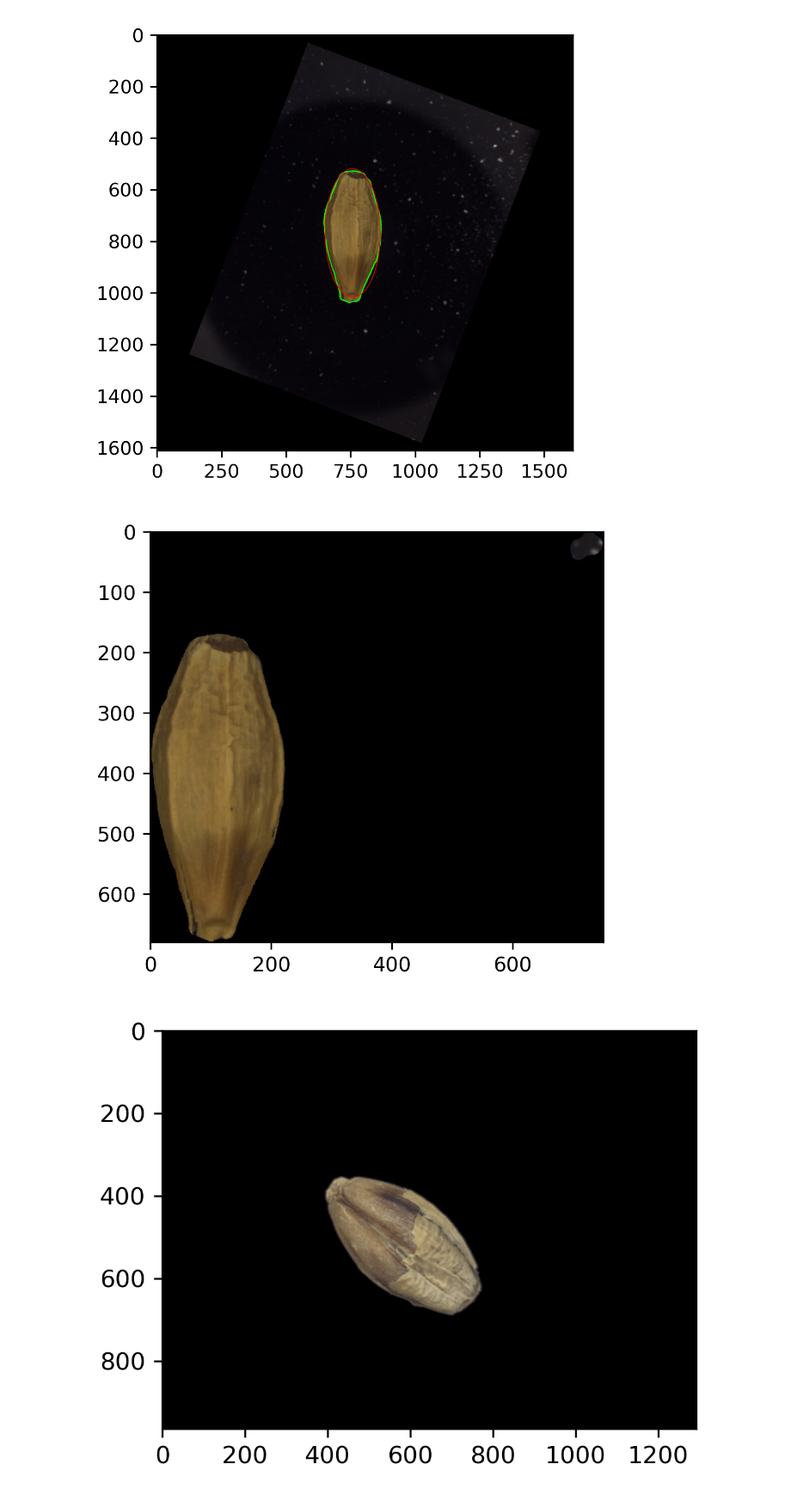
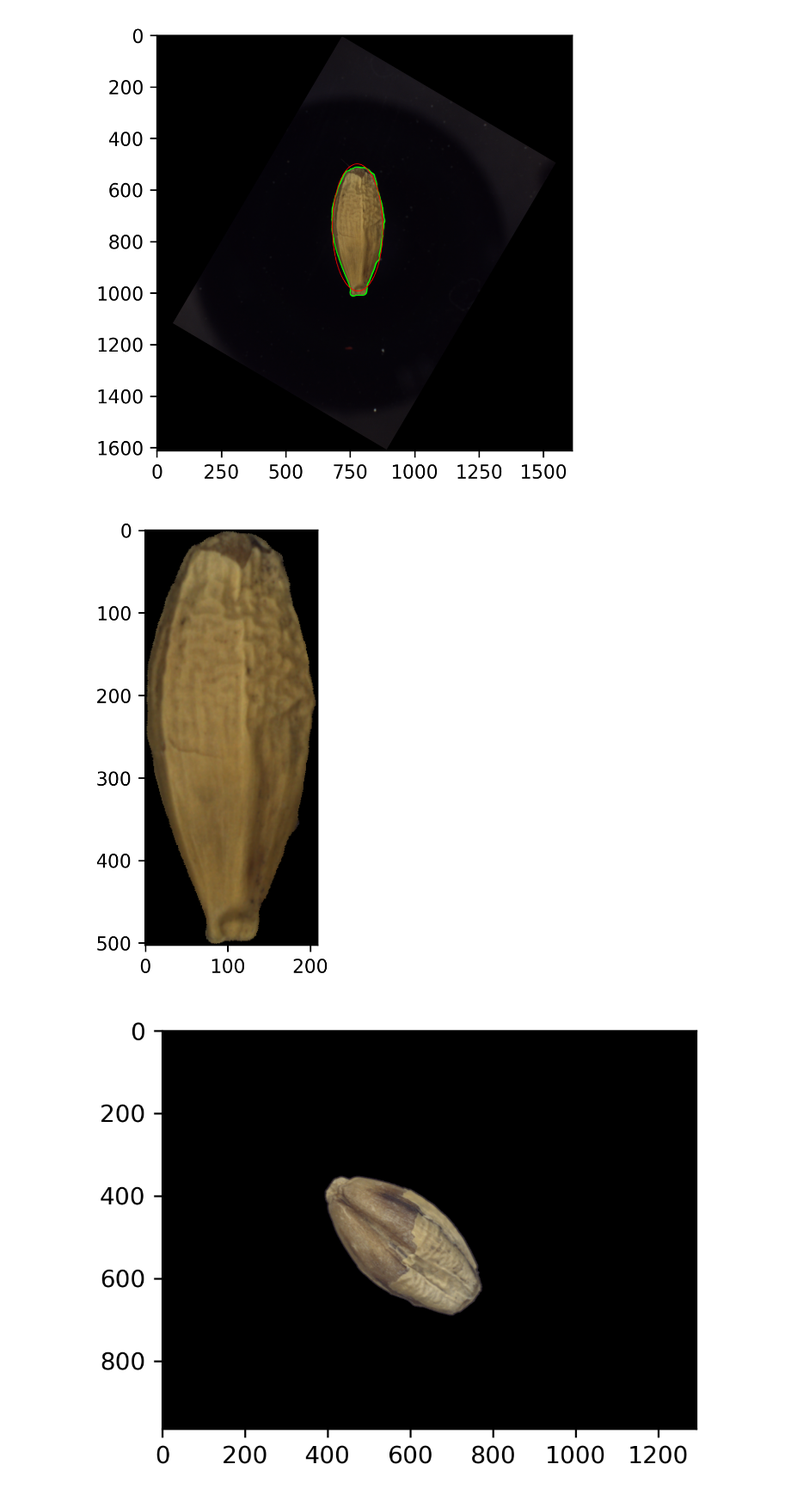
Before and after one commit to kozolex/Multi-input-Grain-CNN, a Jupyter notebook: 01_preprocesing_images.ipynb, the cells around one changed output. Shown at 86% size. Cells and saved outputs as stored; diff of their text form; code cells hidden in the pictures.

```diff
--- a/01_preprocesing_images.ipynb
+++ b/01_preprocesing_images.ipynb
@@ -160,7 +160,7 @@ def morphology_operations(src, morph_operator=1, morph_size=13, val_type=2):
     return cv2.morphologyEx(src, operation, element)
 
 # Kolorowy obraz
-path_to_image = '/media/4TB/datasets/DATASET/basil/32826_B.png'
+path_to_image = '/media/512GB_ext/DATASET_ziarna/basil/30562_B.png'#'/media/4TB/datasets/DATASET/basil/32826_B.png'
 image = cv2.imread(path_to_image)
 
 # Odcienie szarości
@@ -209,7 +209,7 @@ rotated_image = cv2.warpAffine(image2, rotation_matrix, (new_width, new_height))
 # Wyświetlanie obróconego obrazu
 show(rotated_image)
 # %% [output]
-[figure, old version]
+[figure, new version]
 # %%
 import cv2
 import numpy as np
@@ -236,7 +236,7 @@ def morphology_operations(src, morph_operator=1, morph_size=13, val_type=2):
     return cv2.morphologyEx(src, operation, element)
 
 # Kolorowy obraz
-path_to_image = '/media/4TB/datasets/DATASET/basil/32826_B.png'
+path_to_image = '/media/512GB_ext/DATASET_ziarna/basil/30562_B.png'#'/media/4TB/datasets/DATASET/basil/32826_B.png'
 image = cv2.imread(path_to_image)
 
 # Odcienie szarości
@@ -258,34 +258,34 @@ mask_binary_open = morphology_operations(mask_binary_close, morph_operator=0, mo
 # Kontury
 contours, hierarchy = cv2.findContours(mask_binary_open, cv2.RETR_TREE, cv2.CHAIN_APPROX_SIMPLE)
 largest_contour = max(contours, key=cv2.contourArea)
 min_ellipse = cv2.fitEllipse(largest_contour)
 
 # Obliczanie macierzy rotacji
 height, width = image.shape[:2]
 center = (width // 2, height // 2)
 angle = min_ellipse[2]
 rotation_matrix = cv2.getRotationMatrix2D(center, angle, 1.0)
 
 # Obracanie maski
 rotated_mask = cv2.warpAffine(mask_binary_open, rotation_matrix, (width, height))
 
 # Tworzenie czarnego obrazu o tych samych wymiarach co oryginalny obraz
 rotated_image = np.zeros_like(image)
 
 # Nakładanie obszaru zainteresowania na czarny obraz
 for i in range(3):  # Dla każdego kanału (B, G, R)
     rotated_image[:, :, i] = cv2.warpAffine(image[:, :, i], rotation_matrix, (width, height)) * (rotated_mask // 255)
 
 # Znajdowanie bounding box dla obróconej maski
 x, y, w, h = cv2.boundingRect(rotated_mask)
 
 # Przycinanie obrazu do bounding box
 cropped_image = rotated_image[y:y+h, x:x+w]
 
 # Wyświetlanie przyciętego obrazu
 show(cropped_image)
 # %% [output]
-[figure, old version]
+[figure, new version]
 # %%
 import cv2
 import numpy as np
```
Also changed, not shown: parts of 12 cells of this notebook, 5 other files.
